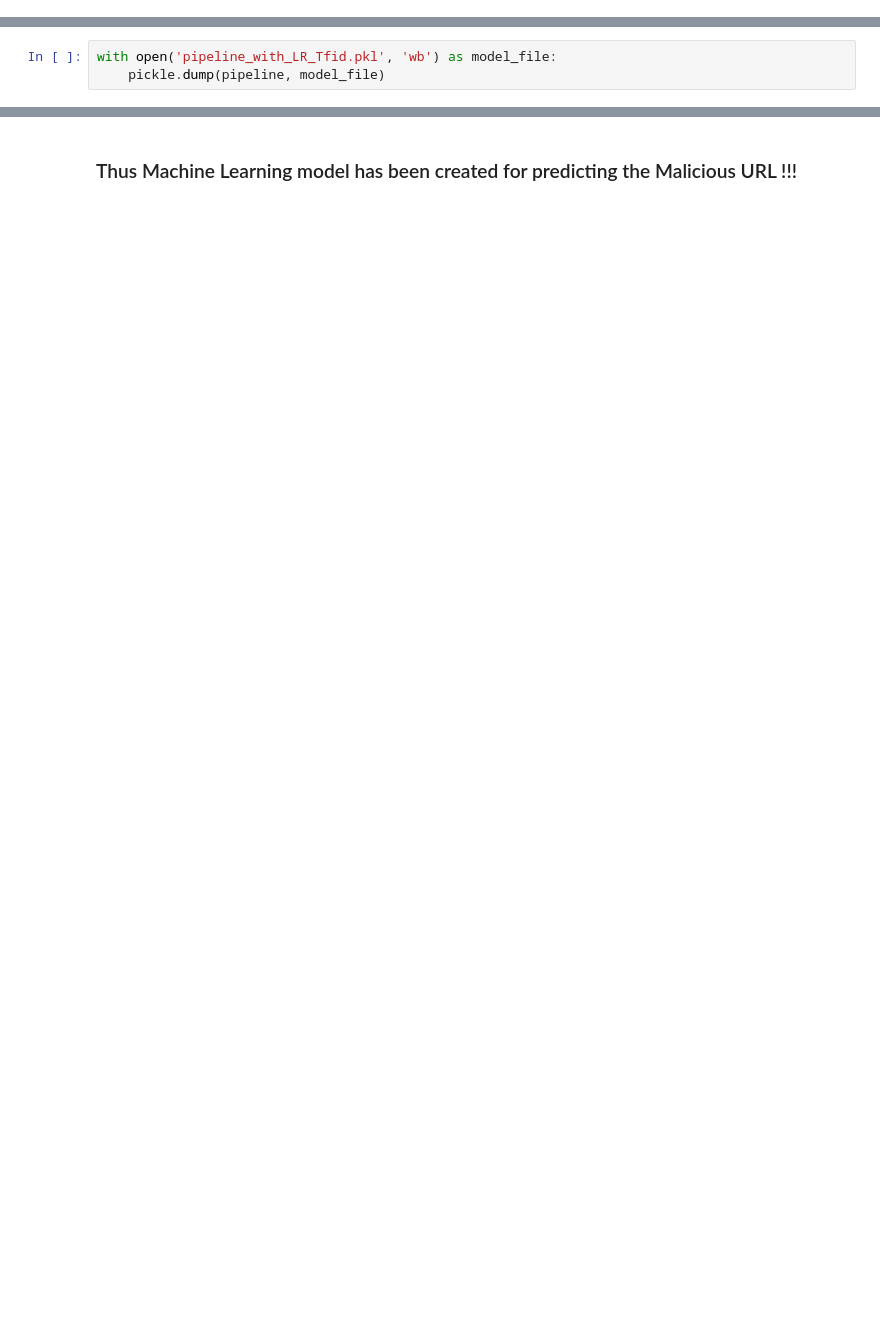
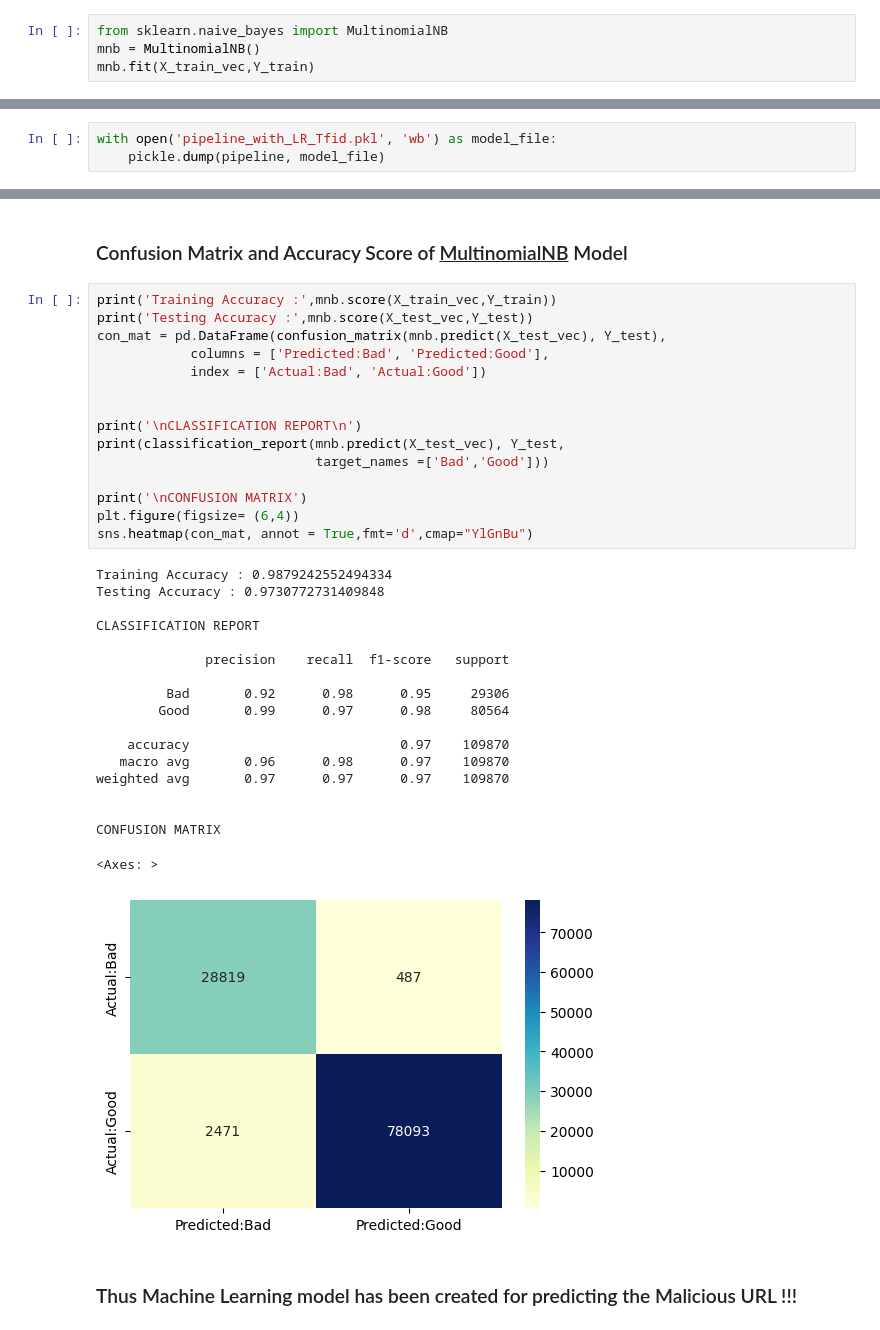
Before and after one commit to srvasanthan33/Phishincator, a Jupyter notebook: phishing_url_prediction_model.ipynb, the cells around one changed output, grey strips where cells are left out. Cells and saved outputs as stored; diff of their text form; blank space fills up the shorter version.

Commit message:
MultinomialNB model created

```diff
--- a/phishing_url_prediction_model.ipynb
+++ b/phishing_url_prediction_model.ipynb
@@ -138,2 +123,6 @@ svm trained
 # %% [markdown]
 #### Multinomial NB Model
+# %%
+from sklearn.naive_bayes import MultinomialNB
+mnb = MultinomialNB()
+mnb.fit(X_train_vec,Y_train)
@@ -207,2 +209,38 @@ with open('pipeline_with_LR_Tfid.pkl', 'rb') as model_file:
+# %% [markdown]
+### Confusion Matrix and Accuracy Score of <u>MultinomialNB</u> Model
+# %%
+print('Training Accuracy :',mnb.score(X_train_vec,Y_train))
+print('Testing Accuracy :',mnb.score(X_test_vec,Y_test))
+con_mat = pd.DataFrame(confusion_matrix(mnb.predict(X_test_vec), Y_test),
+            columns = ['Predicted:Bad', 'Predicted:Good'],
+            index = ['Actual:Bad', 'Actual:Good'])
+
+
+print('\nCLASSIFICATION REPORT\n')
+print(classification_report(mnb.predict(X_test_vec), Y_test,
+                            target_names =['Bad','Good']))
+
+print('\nCONFUSION MATRIX')
+plt.figure(figsize= (6,4))
+sns.heatmap(con_mat, annot = True,fmt='d',cmap="YlGnBu")
+# %% [output]
+Training Accuracy : 0.9879242552494334
+Testing Accuracy : 0.9730772731409848
+
+CLASSIFICATION REPORT
+
+              precision    recall  f1-score   support
+
+         Bad       0.92      0.98      0.95     29306
+        Good       0.99      0.97      0.98     80564
+
+    accuracy                           0.97    109870
+   macro avg       0.96      0.98      0.97    109870
+weighted avg       0.97      0.97      0.97    109870
+
+
+CONFUSION MATRIX
+<Axes: >
+[figure, added]
 # %% [markdown]
 ### Thus Machine Learning model has been created for predicting the Malicious URL !!!
```
Also changed, not shown: parts of 17 cells of this notebook, 1 other file.
